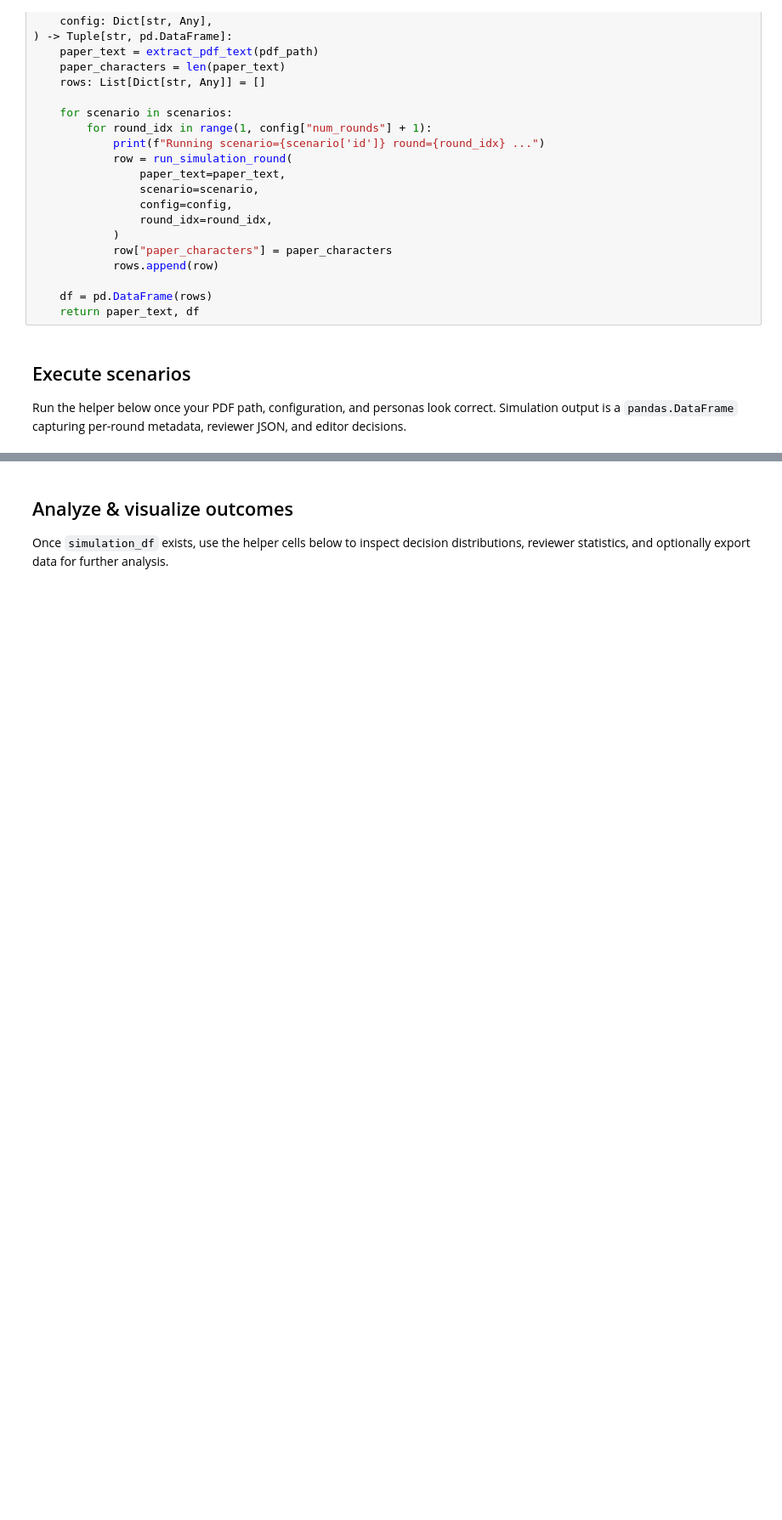
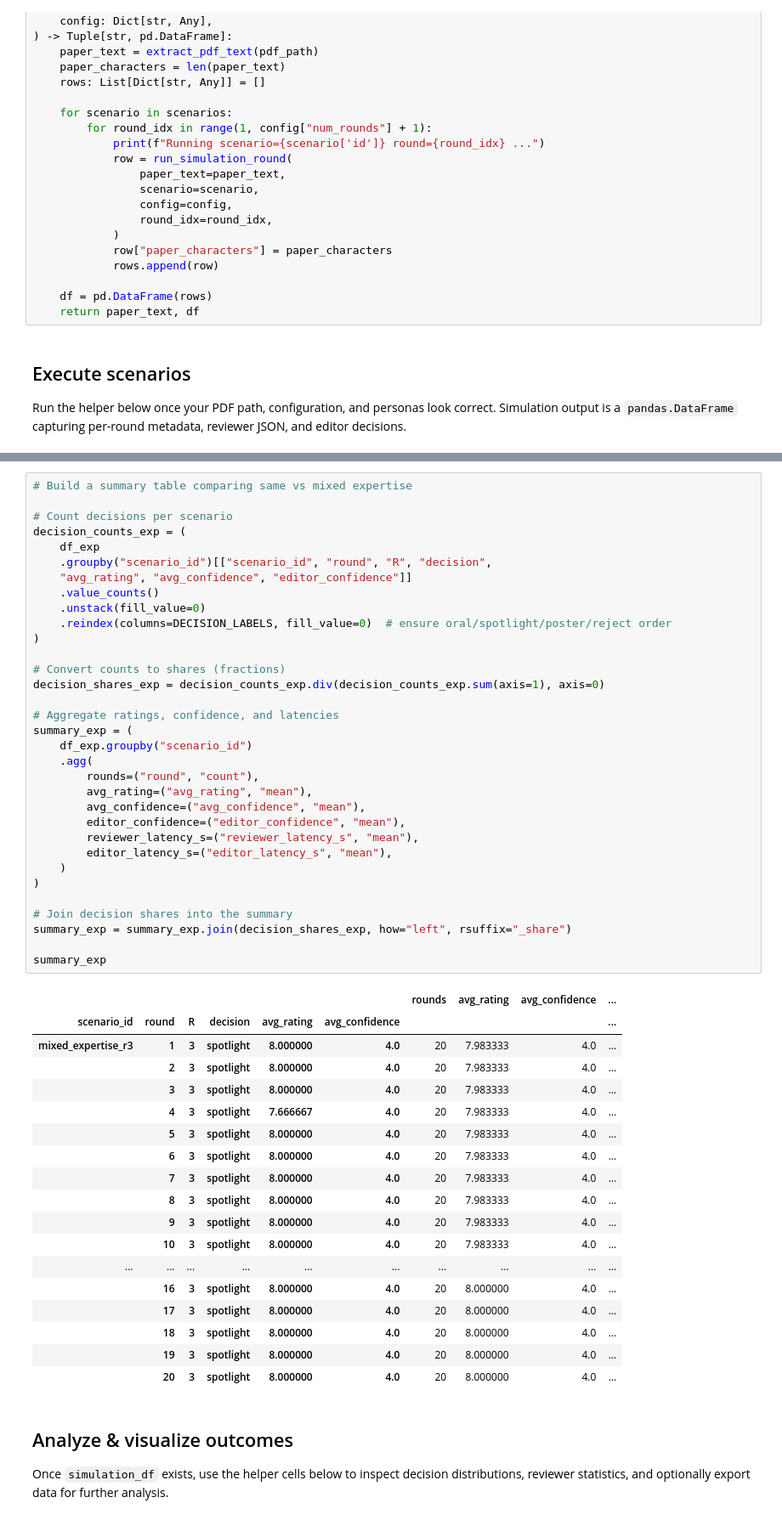
Before and after one commit to TianyuDu/OB639-LLM-ABM-Simulation, a Jupyter notebook: LLM_review_simulation.ipynb, the cells around one changed output, grey strips where cells are left out. Shown at 85% size. Drawn from its saved outputs; the diff is of its cells as text; blank space fills up the shorter version.

```diff
--- a/LLM_review_simulation.ipynb
+++ b/LLM_review_simulation.ipynb
@@ -627,3 +695,55 @@ reviewer_1 (to proxy_for_reviewer_1):
+# %%
+# Build a summary table comparing same vs mixed expertise
+
+# Count decisions per scenario
+decision_counts_exp = (
+    df_exp
+    .groupby("scenario_id")[["scenario_id", "round", "R", "decision",
+    "avg_rating", "avg_confidence", "editor_confidence"]]
+    .value_counts()
+    .unstack(fill_value=0)
+    .reindex(columns=DECISION_LABELS, fill_value=0)  # ensure oral/spotlight/poster/reject order
+)
+
+# Convert counts to shares (fractions)
+decision_shares_exp = decision_counts_exp.div(decision_counts_exp.sum(axis=1), axis=0)
+
+# Aggregate ratings, confidence, and latencies
+summary_exp = (
+    df_exp.groupby("scenario_id")
+    .agg(
+        rounds=("round", "count"),
+        avg_rating=("avg_rating", "mean"),
+        avg_confidence=("avg_confidence", "mean"),
+        editor_confidence=("editor_confidence", "mean"),
+        reviewer_latency_s=("reviewer_latency_s", "mean"),
+        editor_latency_s=("editor_latency_s", "mean"),
+    )
+)
+
+# Join decision shares into the summary
+summary_exp = summary_exp.join(decision_shares_exp, how="left", rsuffix="_share")
+
+summary_exp
+# %% [output]
+|  |  |  |  |  |  | rounds | avg_rating | avg_confidence | ... |
+| scenario_id | round | R | decision | avg_rating | avg_confidence |  |  |  | ... |
+| mixed_expertise_r3 | 1 | 3 | spotlight | 8.000000 | 4.0 | 20 | 7.983333 | 4.0 | ... |
+|  | 2 | 3 | spotlight | 8.000000 | 4.0 | 20 | 7.983333 | 4.0 | ... |
+|  | 3 | 3 | spotlight | 8.000000 | 4.0 | 20 | 7.983333 | 4.0 | ... |
+|  | 4 | 3 | spotlight | 7.666667 | 4.0 | 20 | 7.983333 | 4.0 | ... |
+|  | 5 | 3 | spotlight | 8.000000 | 4.0 | 20 | 7.983333 | 4.0 | ... |
+|  | 6 | 3 | spotlight | 8.000000 | 4.0 | 20 | 7.983333 | 4.0 | ... |
+|  | 7 | 3 | spotlight | 8.000000 | 4.0 | 20 | 7.983333 | 4.0 | ... |
+|  | 8 | 3 | spotlight | 8.000000 | 4.0 | 20 | 7.983333 | 4.0 | ... |
+|  | 9 | 3 | spotlight | 8.000000 | 4.0 | 20 | 7.983333 | 4.0 | ... |
+|  | 10 | 3 | spotlight | 8.000000 | 4.0 | 20 | 7.983333 | 4.0 | ... |
+| ... | ... | ... | ... | ... | ... | ... | ... | ... | ... |
+|  | 16 | 3 | spotlight | 8.000000 | 4.0 | 20 | 8.000000 | 4.0 | ... |
+|  | 17 | 3 | spotlight | 8.000000 | 4.0 | 20 | 8.000000 | 4.0 | ... |
+|  | 18 | 3 | spotlight | 8.000000 | 4.0 | 20 | 8.000000 | 4.0 | ... |
+|  | 19 | 3 | spotlight | 8.000000 | 4.0 | 20 | 8.000000 | 4.0 | ... |
+|  | 20 | 3 | spotlight | 8.000000 | 4.0 | 20 | 8.000000 | 4.0 | ... |
 # %% [markdown]
 ## Analyze & visualize outcomes
 
```
Also changed, not shown: parts of 9 cells of this notebook, 21 other files.
